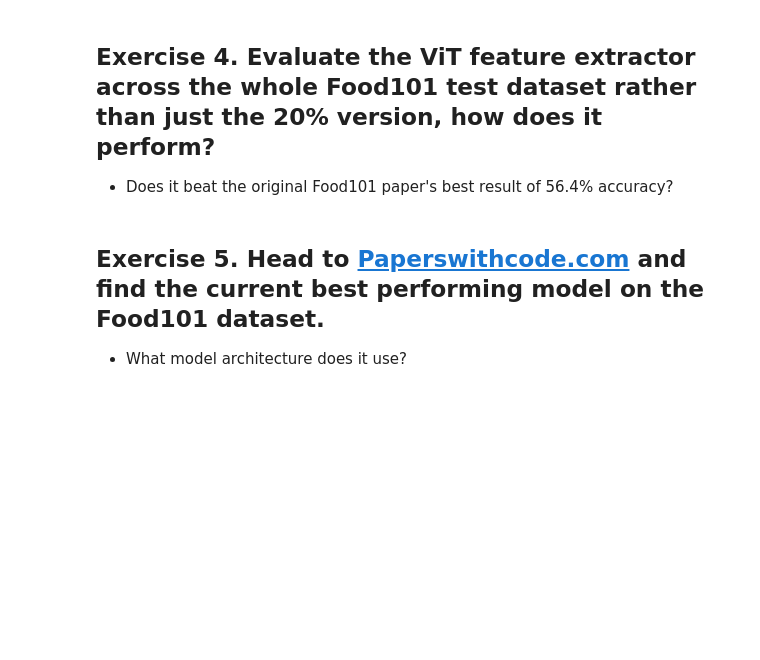
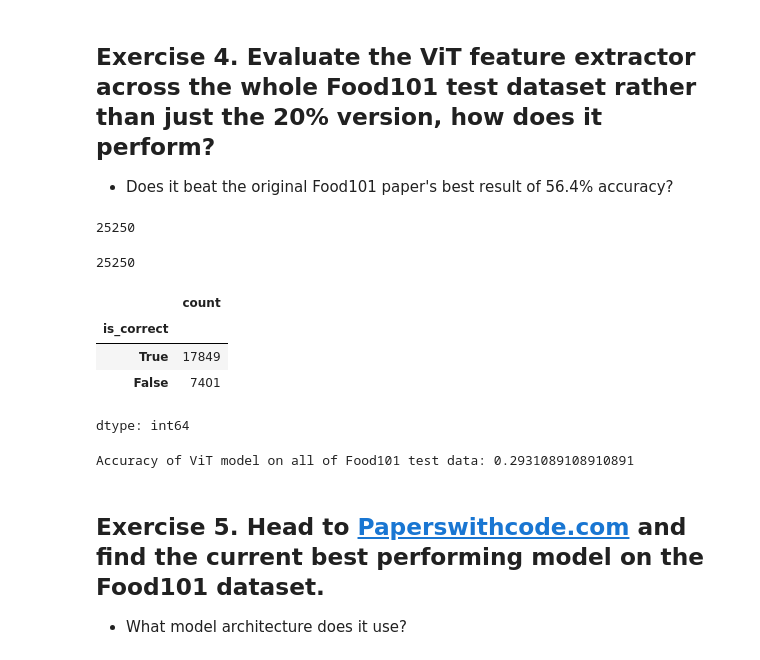
Before and after one commit to JoseJesusLaCasaNieto/Udemy, a Jupyter notebook: PyTorch_for_Deep_Learning_Bootcamp_Course/Model_Deployment/09_pytorch_model_deployment_exercises.ipynb, the cells around one changed output. Drawn from its saved outputs; the diff is of its cells as text; code cells hidden in the pictures; blank space fills up the shorter version.

Commit message:
09 - PyTorch Model Deployment Exercises script updated

```diff
--- a/PyTorch_for_Deep_Learning_Bootcamp_Course/Model_Deployment/09_pytorch_model_deployment_exercises.ipynb
+++ b/PyTorch_for_Deep_Learning_Bootcamp_Course/Model_Deployment/09_pytorch_model_deployment_exercises.ipynb
@@ -862,3 +888,62 @@ pred_df_20_percent.head()
+# %%
+# Check length of Food101 test data
+len(test_data)
+# %% [output]
+25250
+# %%
+# Turn Food101 test data into DataLoader
+# Easy way: Set up batch size of 1 of test data loader - from Sali1997s
+# Create batch size of 1 (predict on 1 image at a time)
+test_dataloader_food101_all_data_batch_size_1 = DataLoader(
+    test_data,
+    batch_size=1,
+    shuffle=False,
+    num_workers=NUM_WORKERS
+)
+
+len(test_dataloader_food101_all_data_batch_size_1)
+# %% [output]
+25250
+# %%
+# Prepare model (do this outside the loop)
+vit_food101_20_percent = vit_food101_20_percent.to(device)
+vit_food101_20_percent.eval()
+
+# Loop through test DataLoader with batch size 1 and make predictions on each image
+# store predictions and truth values to a dictionary and the append dictionary to list for inspection later
+vit_food101_all_test_data_pred_list = []
+for X, y in tqdm(test_dataloader_food101_all_data_batch_size_1):
+  # Send data to target device
+  X, y = X.to(device), y.to(device)
+
+  # Create empty prediction dictionary (each sample gets a dictionary)
+  pred_dict = {}
+
+  # Make predictions
+  with torch.inference_mode():
+    pred_probs = torch.softmax(vit_food101_20_percent(X), dim=1)
+    pred_labels = torch.argmax(pred_probs, dim=1)
+    pred_dict["pred_prob"] = torch.max(pred_probs).cpu().numpy()
+    pred_dict["pred_label"] = pred_labels.cpu().numpy()[0]
+    pred_dict["label"] = y.cpu().numpy()[0]
+
+  vit_food101_all_test_data_pred_list.append(pred_dict)
+# %%
+# Evaluate model on entire test dataset
+food101_all_test_data_df = pd.DataFrame(vit_food101_all_test_data_pred_list)
+food101_all_test_data_df["is_correct"] = food101_all_test_data_df["pred_label"] == food101_all_test_data_df["label"]
+food101_all_test_data_df.is_correct.value_counts()
+# %% [output]
+|  | count |
+| is_correct |  |
+| True | 17849 |
+| False | 7401 |
+dtype: int64
+# %%
+# Calculate accuracy across Food101 all test
+print(f"Accuracy of ViT model on all of Food101 test data: {food101_all_test_data_df.is_correct.value_counts()[1] / len(food101_all_test_data_df)}")
+# %% [output]
+Accuracy of ViT model on all of Food101 test data: 0.2931089108910891
 # %% [markdown]
 ## Exercise 5. Head to [Paperswithcode.com](https://paperswithcode.com/) and find the current best performing model on the Food101 dataset.
 * What model architecture does it use?
```
Also changed, not shown: parts of 14 cells of this notebook.
